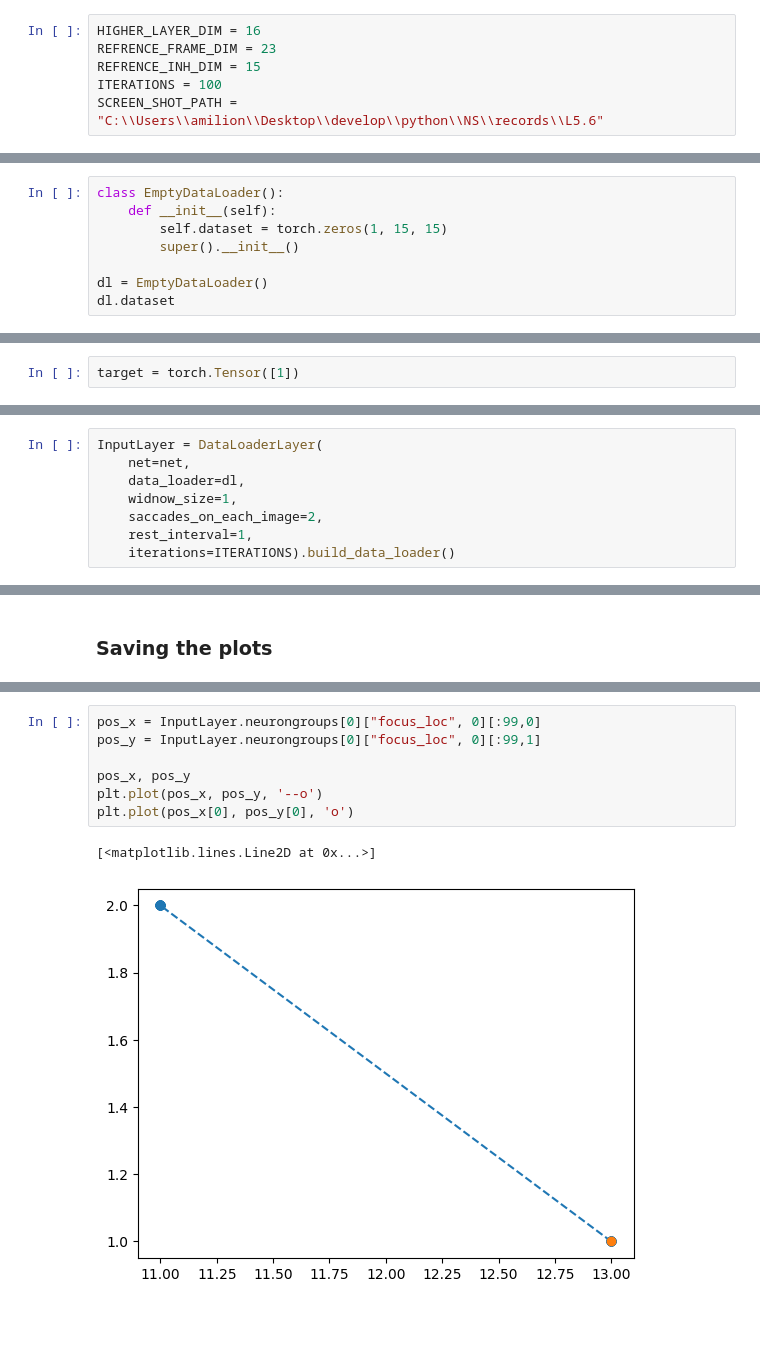
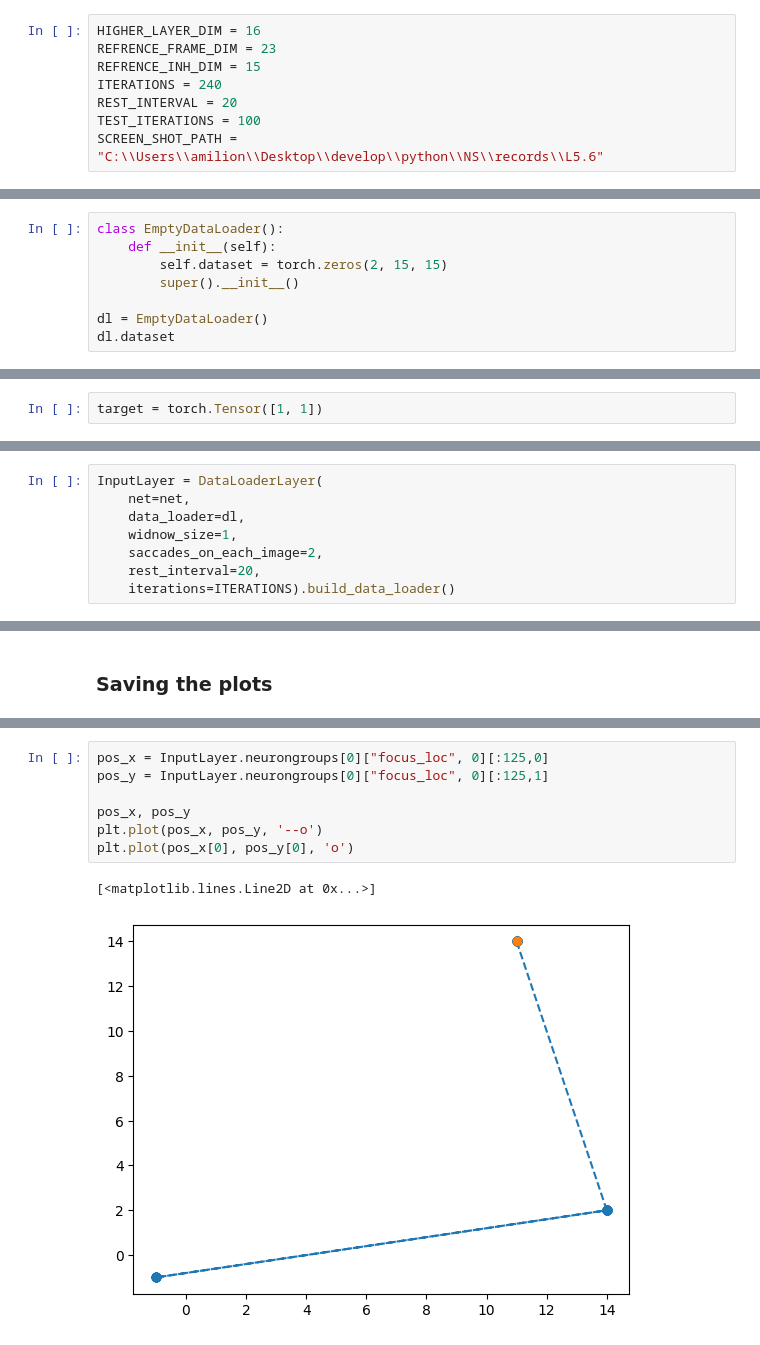
Before and after one commit to a2l5t8/CNRL-Cortical-Column, a Jupyter notebook: src/L56/RefrenceFrame_test.ipynb, the cells around one changed output, grey strips where cells are left out. Saved outputs shown, nothing was run; the diff lists cells and outputs as text.

```diff
--- a/src/L56/RefrenceFrame_test.ipynb
+++ b/src/L56/RefrenceFrame_test.ipynb
@@ -34,14 +36,16 @@ from L56.tools.visualization import refrence_frame_raster
 HIGHER_LAYER_DIM = 16
 REFRENCE_FRAME_DIM = 23
 REFRENCE_INH_DIM = 15
-ITERATIONS = 100
+ITERATIONS = 240
+REST_INTERVAL = 20
+TEST_ITERATIONS = 100
 SCREEN_SHOT_PATH = "C:\\Users\\amilion\\Desktop\\develop\\python\\NS\\records\\L5.6"
 # %% [markdown]
 # Defining emty DataLoader
 # %%
 class EmptyDataLoader():
     def __init__(self):
-        self.dataset = torch.zeros(1, 15, 15)
+        self.dataset = torch.zeros(2, 15, 15)
         super().__init__()
 
 dl = EmptyDataLoader()
@@ -65,7 +71,7 @@ tensor([[[0., 0., 0., 0., 0., 0., 0., 0., 0., 0., 0., 0., 0., 0., 0.],
 # %% [markdown]
 # Defining targets
 # %%
-target = torch.Tensor([1])
+target = torch.Tensor([1, 1])
 # %% [markdown]
 # Initializing the Network
 # %%
@@ -123,7 +130,7 @@ InputLayer = DataLoaderLayer(
     data_loader=dl,
     widnow_size=1,
     saccades_on_each_image=2,
-    rest_interval=1,
+    rest_interval=20,
     iterations=ITERATIONS).build_data_loader()
 # %% [markdown]
 # Synapses
@@ -244,10 +268,10 @@ dir(L56_to_L23)
 # %%
-pos_x = InputLayer.neurongroups[0]["focus_loc", 0][:99,0]
-pos_y = InputLayer.neurongroups[0]["focus_loc", 0][:99,1]
+pos_x = InputLayer.neurongroups[0]["focus_loc", 0][:125,0]
+pos_y = InputLayer.neurongroups[0]["focus_loc", 0][:125,1]
 
 pos_x, pos_y
 plt.plot(pos_x, pos_y, '--o')
 plt.plot(pos_x[0], pos_y[0], 'o')
 # %% [output]
 [<matplotlib.lines.Line2D at 0x...>]
-[figure, old version]
+[figure, new version]
```
Also changed, not shown: parts of 13 cells of this notebook, 6 other files.
